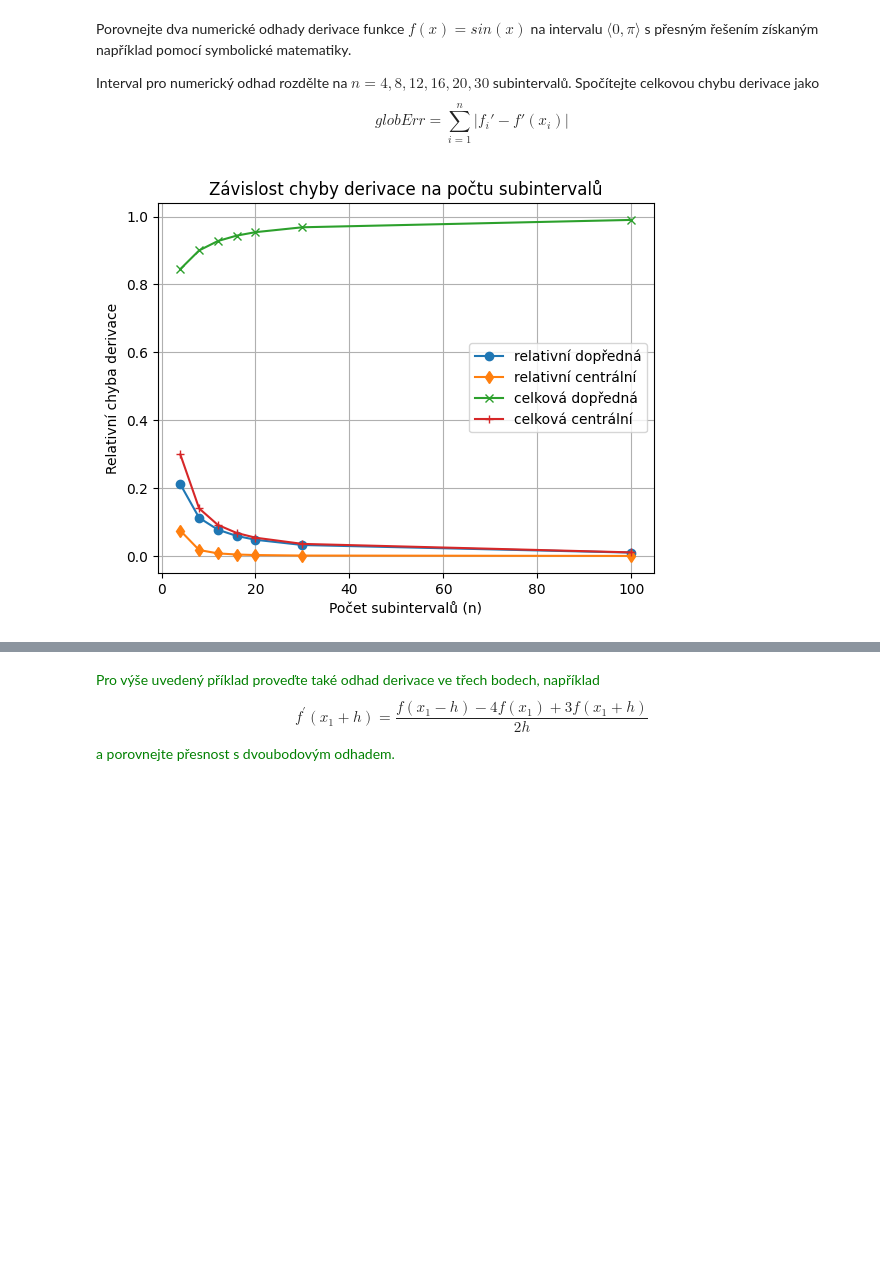
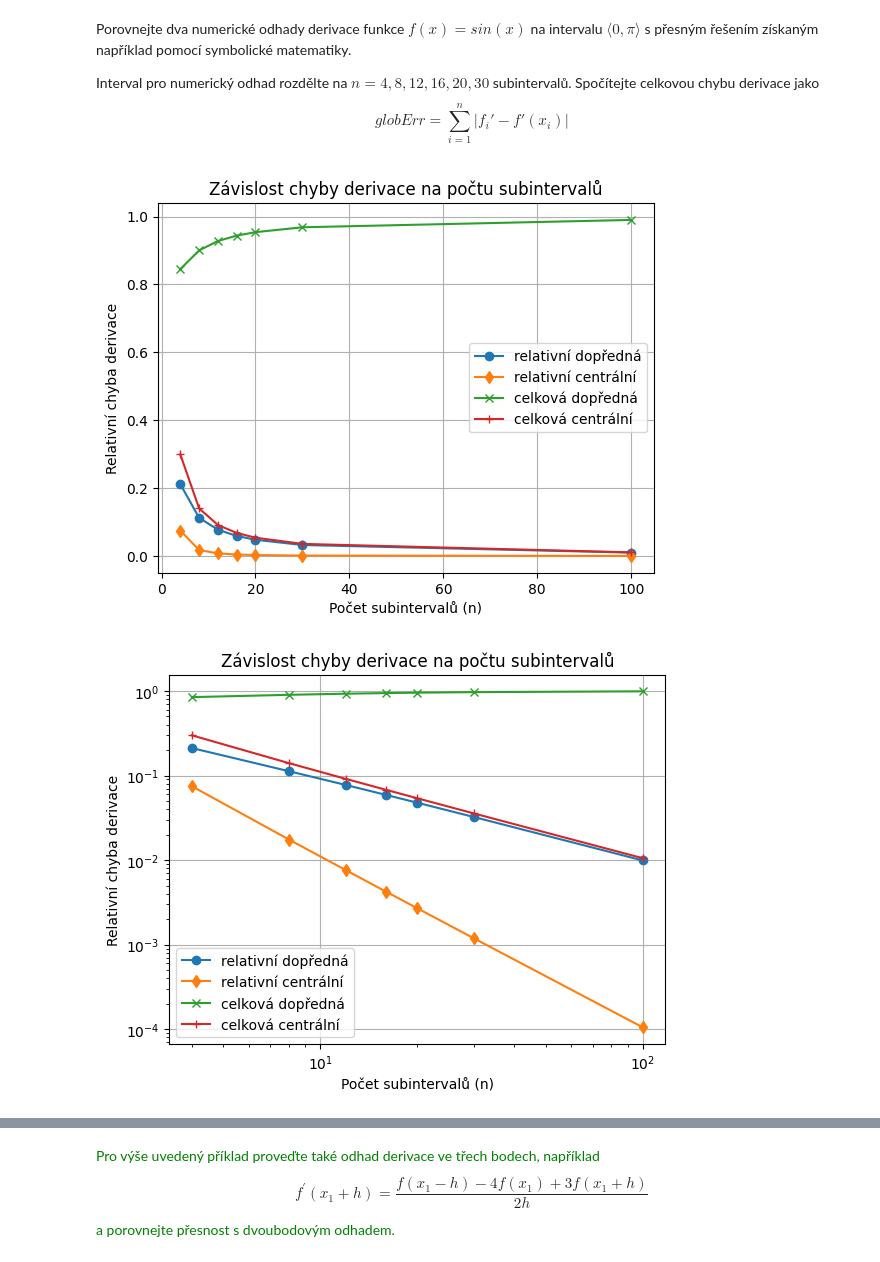
Before and after one commit to pkbcz/MSW2, a Jupyter notebook: 10 Derivace.ipynb, the cells around one changed output, grey strips where cells are left out. Cells and saved outputs as stored; diff of their text form; code cells hidden in the pictures; blank space fills up the shorter version.

```diff
--- a/10 Derivace.ipynb
+++ b/10 Derivace.ipynb
@@ -339,47 +534,60 @@ def forward_derivate(f, x0, h):             # dopředná
 def central_derivate(f, x0, h):             # centrální
     return (f(x0+h) - f(x0-h))/(2*h)
 
-def err_forward(f, x0, h):                  # chyby
+def err_forward(f, x0, h):                  # porovnání numerického odhadu s analytickou hodnotou derivace
     return abs(forward_derivate(f, x0, h) - dx.evalf(subs={x: x0}))
 def err_central(f, x0, h):
     return abs(central_derivate(f, x0, h) - dx.evalf(subs={x: x0}))
 
 
 x = sympy.symbols('x')
-dx = sympy.diff(sympy.sin(x), x)            # funkce pro sympy
+dx = sympy.diff(sympy.sin(x), x)            # analytická hodnota derivace (cos) pro kontrolu - počítáno přes sympy
 
-f = lambda x: np.sin(x)                     # funkce pro numpy
+f = lambda x: np.sin(x)                     # sledovaná funkce (přes numpy)
 
 xmin = 0
 xmax = np.pi
-ns = [4, 8, 12, 16, 20, 30, 100]
+ns = [4, 8, 12, 16, 20, 30, 100]            # různé počty podintervalů (čím víc, tím menší krok h)
 
 rel_forward = []
 rel_central = []
 glb_forward = []
 glb_central = []
 for n in ns:
     xs = np.linspace(xmin, xmax, n)
     h = (xmax-xmin)/n
     # pro každé x spočítat rozdíl num. a analytické, vše sečíst
-    ge_forward = sum([err_forward(f, xi, h) for xi in xs])
-    rel_forward.append(ge_forward/n)
+    ge_forward = sum([err_forward(f, xi, h) for xi in xs])  # globální chyba – celkový součet chyb
+    rel_forward.append(ge_forward/n)                        # relativní chyba – průměrná chyba na bod
     ge_central = sum([err_central(f, xi, h) for xi in xs])
     rel_central.append(ge_central/n)
     glb_forward.append(ge_forward)
     glb_central.append(ge_central)
     #print(f"počet intervalů: {n},\tchyba dopředné: {ge_forward},\tchyba central: {ge_central}")
 
 # Vykreslení závislosti chyby na počtu subintervalů
 plt.plot(ns, rel_forward, marker='o', label="relativní dopředná")
 plt.plot(ns, rel_central, marker='d', label="relativní centrální")
 plt.plot(ns, glb_forward, marker='x', label="celková dopředná")
 plt.plot(ns, glb_central, marker='+', label="celková centrální")
 plt.xlabel('Počet subintervalů (n)')
 plt.ylabel('Relativní chyba derivace')
 plt.title('Závislost chyby derivace na počtu subintervalů')
 plt.grid(True)
 plt.legend()
 plt.show()
+
+# Vykreslení závislosti chyby na počtu subintervalů
+plt.loglog(ns, rel_forward, marker='o', label="relativní dopředná")
+plt.loglog(ns, rel_central, marker='d', label="relativní centrální")
+plt.loglog(ns, glb_forward, marker='x', label="celková dopředná")
+plt.loglog(ns, glb_central, marker='+', label="celková centrální")
+plt.xlabel('Počet subintervalů (n)')
+plt.ylabel('Relativní chyba derivace')
+plt.title('Závislost chyby derivace na počtu subintervalů')
+plt.grid(True)
+plt.legend()
+plt.show()
 # %% [output]
 [figure]
+[figure, added]
```
Also changed, not shown: parts of 14 cells of this notebook, 7 other files.
